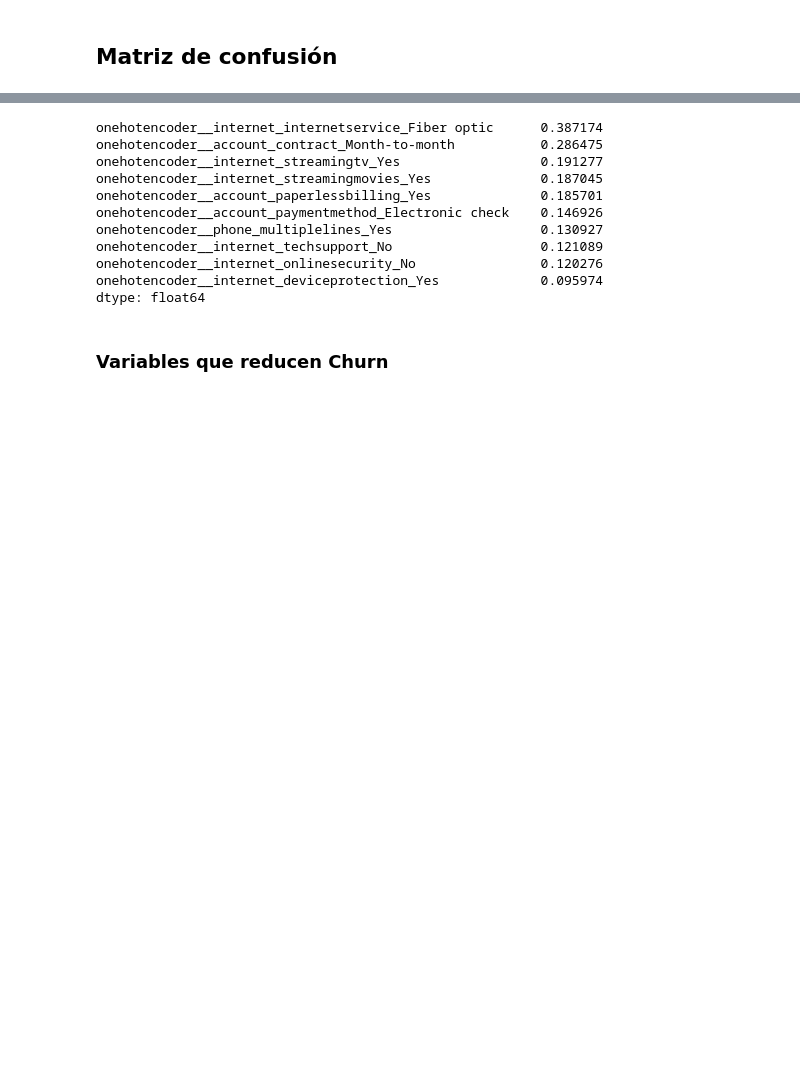
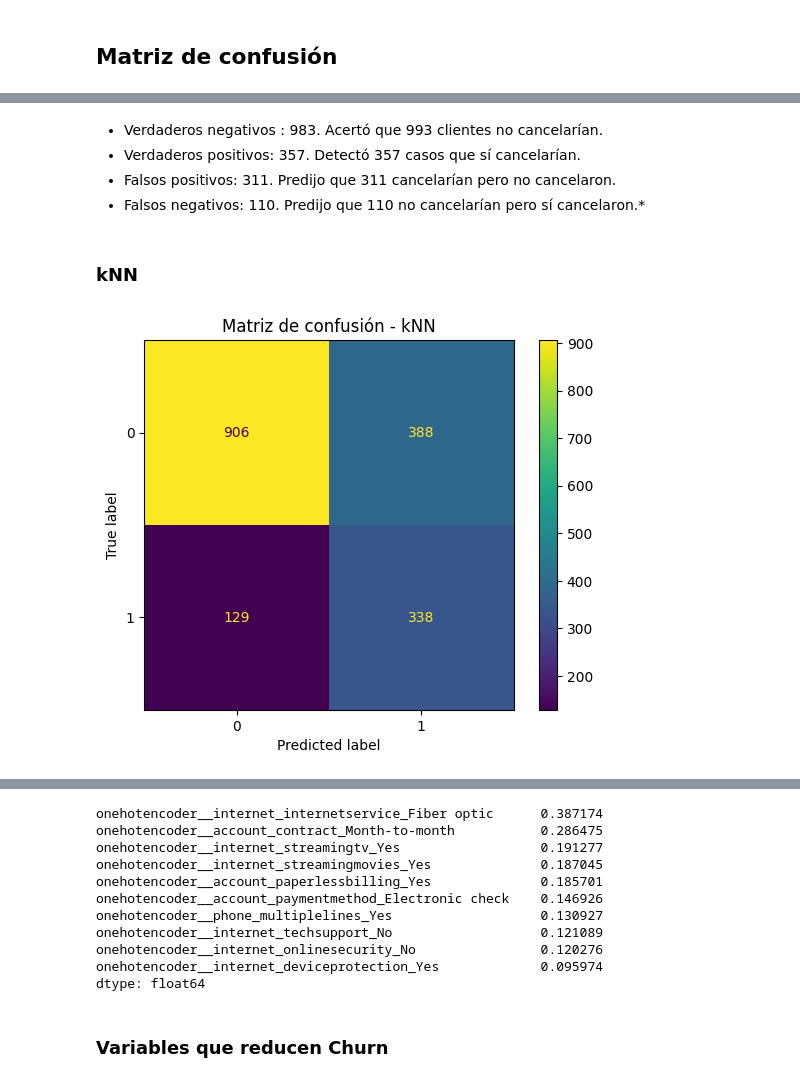
Before and after one commit to AndreaCisneros/challenge-telecomx-2, a Jupyter notebook: telecomx-2.ipynb, the cells around one changed output, grey strips where cells are left out. Saved outputs shown, nothing was run; the diff lists cells and outputs as text; code cells hidden in the pictures; blank space fills up the shorter version.

Commit message:
Finaliza sección Análisis de la importancia de las variables

```diff
--- a/telecomx-2.ipynb
+++ b/telecomx-2.ipynb
@@ -454,0 +468,20 @@ plt.show()
+# %% [markdown]
+- Verdaderos negativos : 983. Acertó que 993 clientes no cancelarían.
+- Verdaderos positivos: 357. Detectó 357 casos que sí cancelarían.
+- Falsos positivos: 311. Predijo que 311 cancelarían pero no cancelaron.
+- Falsos negativos: 110. Predijo que 110 no cancelarían pero sí cancelaron.*
+# %% [markdown]
+### kNN
+# %%
+from sklearn.metrics import confusion_matrix, ConfusionMatrixDisplay
+import matplotlib.pyplot as plt
+
+cm = confusion_matrix(y_test, y_pred_knn)
+
+disp = ConfusionMatrixDisplay(confusion_matrix=cm)
+disp.plot()
+
+plt.title('Matriz de confusión - kNN')
+plt.show()
+# %% [output]
+[figure, added]
```
Also changed, not shown: parts of 21 cells of this notebook.
